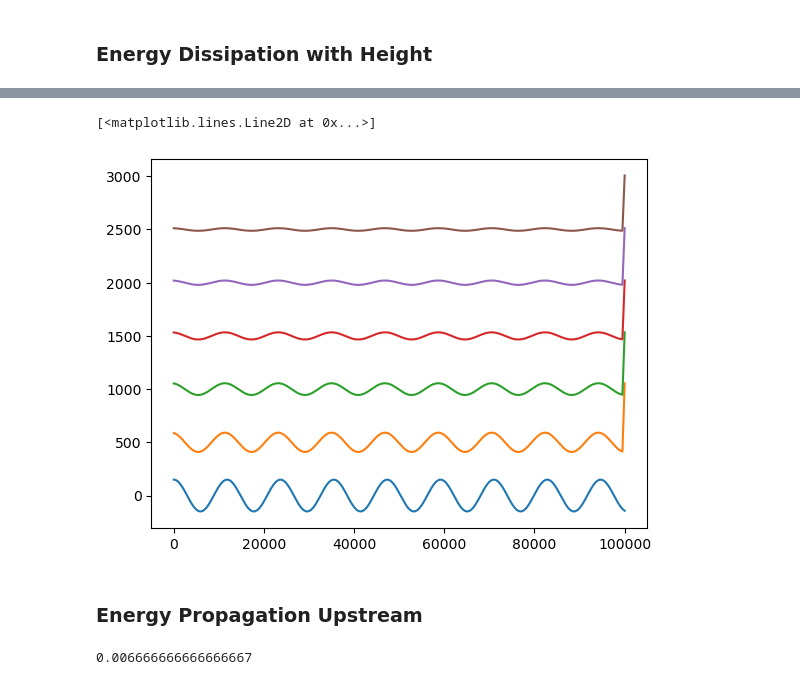
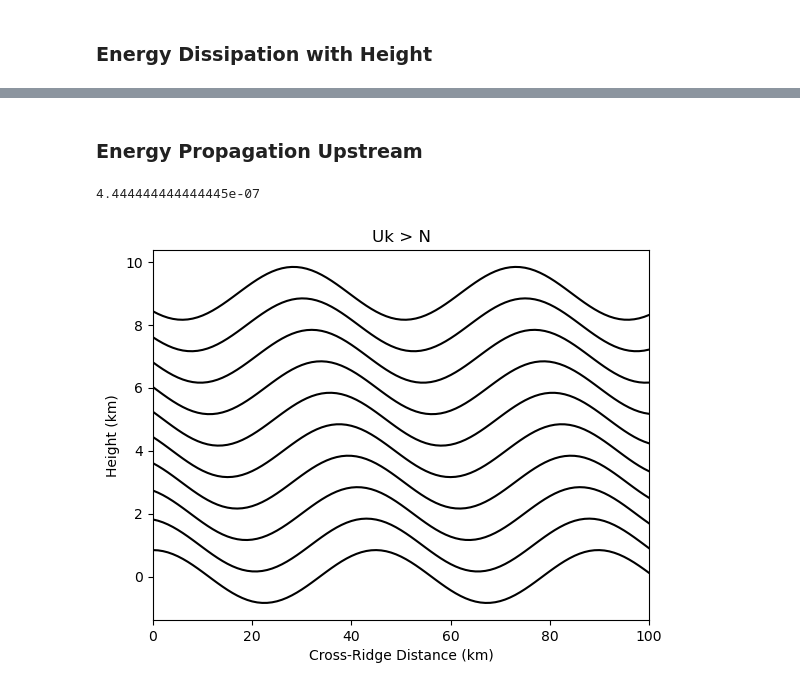
Before and after one commit to kikoeta/Lee-Waves-EAS4610, a Jupyter notebook: Lee_Waves_PDE_Solver.ipynb, the cells around one changed output, grey strips where cells are left out. Saved outputs shown, nothing was run; the diff lists cells and outputs as text; code cells hidden in the pictures.

```diff
--- a/Lee_Waves_PDE_Solver.ipynb
+++ b/Lee_Waves_PDE_Solver.ipynb
@@ -69,29 +108,31 @@ for i in np.arange(len(z)):
-# %%
-plt.plot(x, omegalist[:201])
-plt.plot(x, omegalist[202:403])
-plt.plot(x, omegalist[403:604])
-plt.plot(x, omegalist[604:805])
-plt.plot(x, omegalist[805:1006])
-plt.plot(x, omegalist[1006:1207])
-# %% [output]
-[<matplotlib.lines.Line2D at 0x...>]
-[figure, removed]
 # %% [markdown]
 ### Energy Propagation Upstream
-# %%
-U = 15 #m/s^2
-N = 0.1 #1/s
-l = N / U
-print(l)
-k = 0.00015 # controls wavelength
-v = np.sqrt(l**2 - k**2)
-#mu = np.sqrt(k**2 - l**2)
-#print(mu)
-
-h0 = 50000
-# %% [output]
-0.006666666666666667
 # %%
+U = 15 #m/s^2
+N = 0.01 #1/s
+l2 = N**2 / U**2
+print(l2)
+k = 0.0014 # controls wavelength
+v = (l - k**2)**(1/2)
+
+h0 = 40
+
 # The vertical velocity satisfying (1) and the upper and lower boundary conditions is:
 def omega7(x, z):
-    return U * h0 * k * np.cos(k*x + v*z)
+    return U * h0 * k * np.cos(k*x*100 + v*z*10)
+
+omegalist = []
+for i in np.arange(len(z)):
+    zz = z[i]
+    #print(f'Z -------- Calculating at {zz/1000:0.2}km height')
+    for j in np.arange(len(x)):
+        xx = x[j]
+        #print(f'X -- Calculating for x distance of {xx/1000:0.3}km')
+        #print(f'For z={zz/1000}km and x={xx/1000}km')
+        #print(f'Omega is {omega(xx, zz):0.4}')
+        omegalist.append(omega7(xx, zz)+z[i])
+
+plot(1000)
+# %% [output]
+4.444444444444445e-07
+[figure, added]
```
Also changed, not shown: parts of 9 cells of this notebook.
